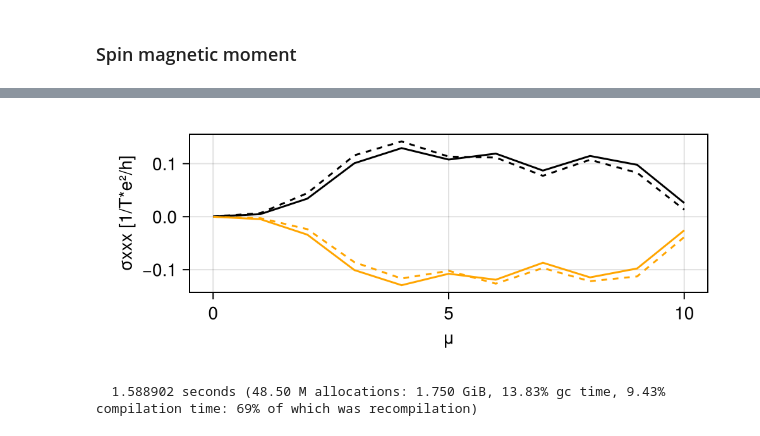
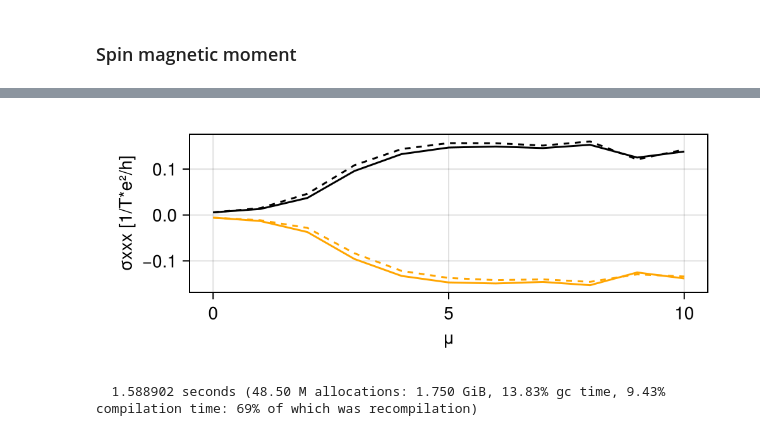
Before and after one commit to fernandopenaranda/LMC, a Jupyter notebook: src/Paper/MRinRhombohedral.ipynb, the cells around one changed output, grey strips where cells are left out. Cells and saved outputs as stored; diff of their text form; code cells hidden in the pictures.

```diff
--- a/src/Paper/MRinRhombohedral.ipynb
+++ b/src/Paper/MRinRhombohedral.ipynb
@@ -142,6 +142,8 @@ fig
 # %% [markdown]
 ### Spin magnetic moment
 # %%
+using LinearAlgebra
+evals = 10000
 
 μlist = collect(0:1:10)
 lmcpv = [linear_magneto_conductivity_orbital(lmcnoshift_presets(μ, 1, evals))
@@ -170,16 +158,16 @@ lmcns = [linear_magneto_conductivity(Planar_σijk_presets_spin([1I,1I,1I], lmcno
 # %%
-include(rhomb_folder * "model.jl")
+# include(rhomb_folder * "model.jl")
 fig = Figure(size = (500,200))
 ax = Axis(fig[1,1], xlabel = "μ", ylabel = "σxxx [1/T*e²/h]")
 lines!(ax, μlist, -lmcpv, color = :black)
 lines!(ax, μlist, -lmcnv, color = :orange)
 lines!(ax, μlist, -lmcps, color = :black, linestyle = :dash)
 lines!(ax, μlist, -lmcns, color = :orange, linestyle = :dash)
 # si hay TRS meaning no VP, there is still a zero response but the cancelation happens between opposite spins in opposite valleys
 
 fig
 # %% [output]
-[figure, old version]
+[figure, new version]
 # %%
 @time lmcps = [linear_magneto_conductivity_spin(Planar_σijk_presets_spin([1I,1I,1I], lmcnoshift_presets(μ, 1, evals))) for μ in μlist];
 # %% [output]
```
Also changed, not shown: parts of 2 cells of this notebook, 17 other files.
